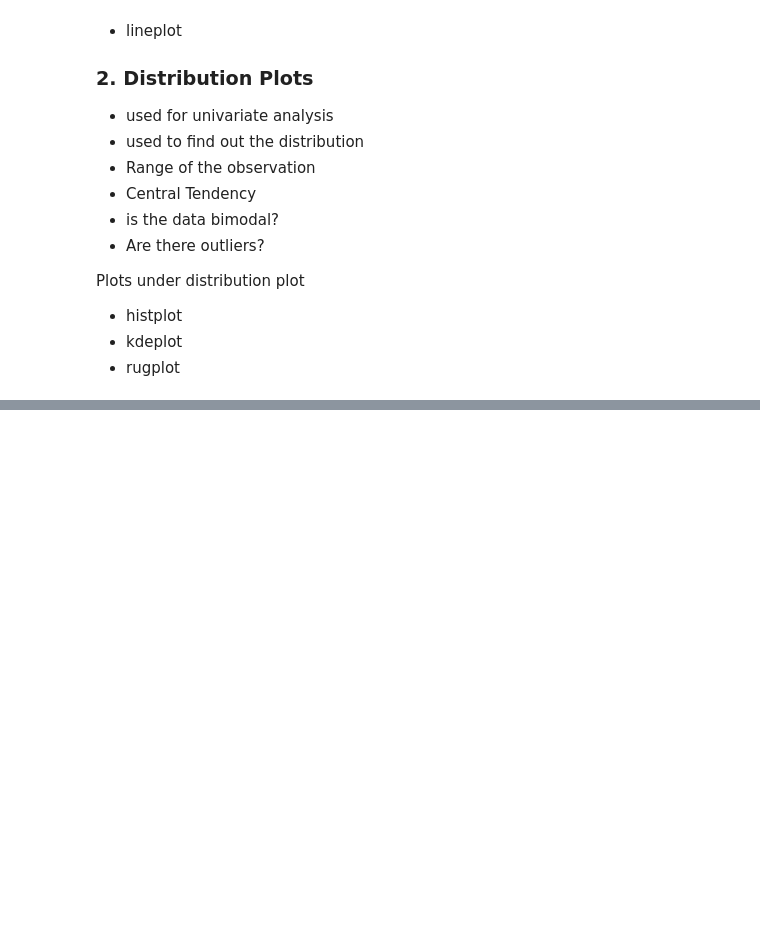
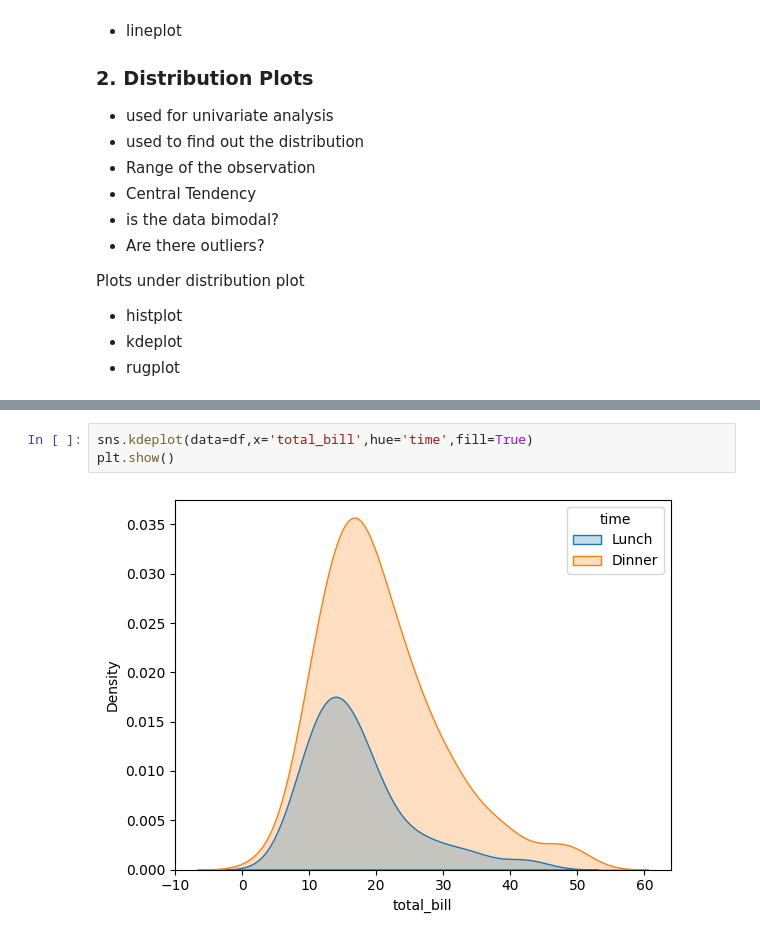
Before and after one commit to ChiragAgrawal12/Project_AU, a Jupyter notebook: Seaborn/seaborn.ipynb, the cells around one changed output, grey strips where cells are left out. Drawn from its saved outputs; the diff is of its cells as text; blank space fills up the shorter version.

```diff
--- a/Seaborn/seaborn.ipynb
+++ b/Seaborn/seaborn.ipynb
@@ -141,0 +146,5 @@ Plots under distribution plot
+# %%
+sns.kdeplot(data=df,x='total_bill',hue='time',fill=True)
+plt.show()
+# %% [output]
+[figure, added]
```
Also changed, not shown: parts of 10 cells of this notebook, 1 other file.
